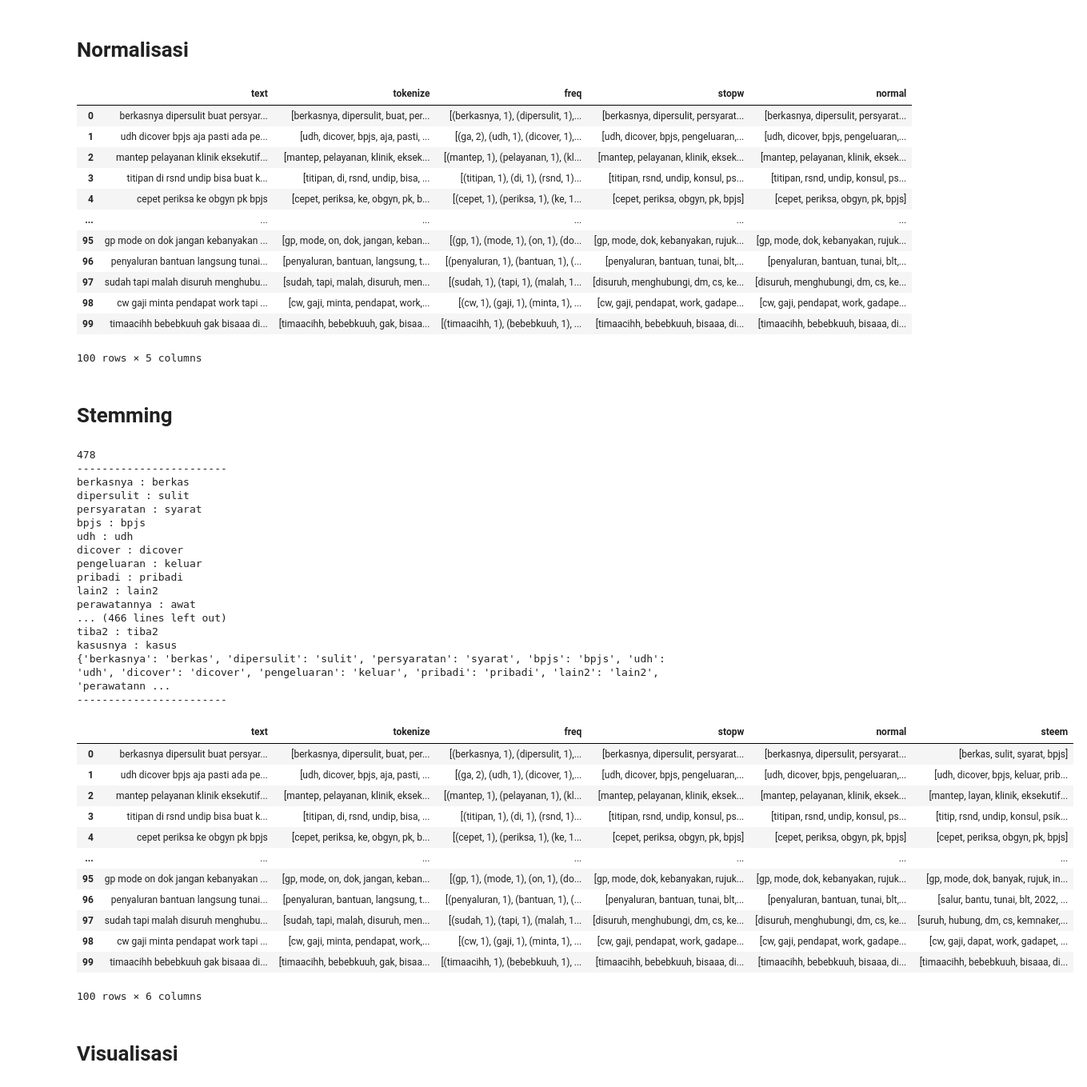
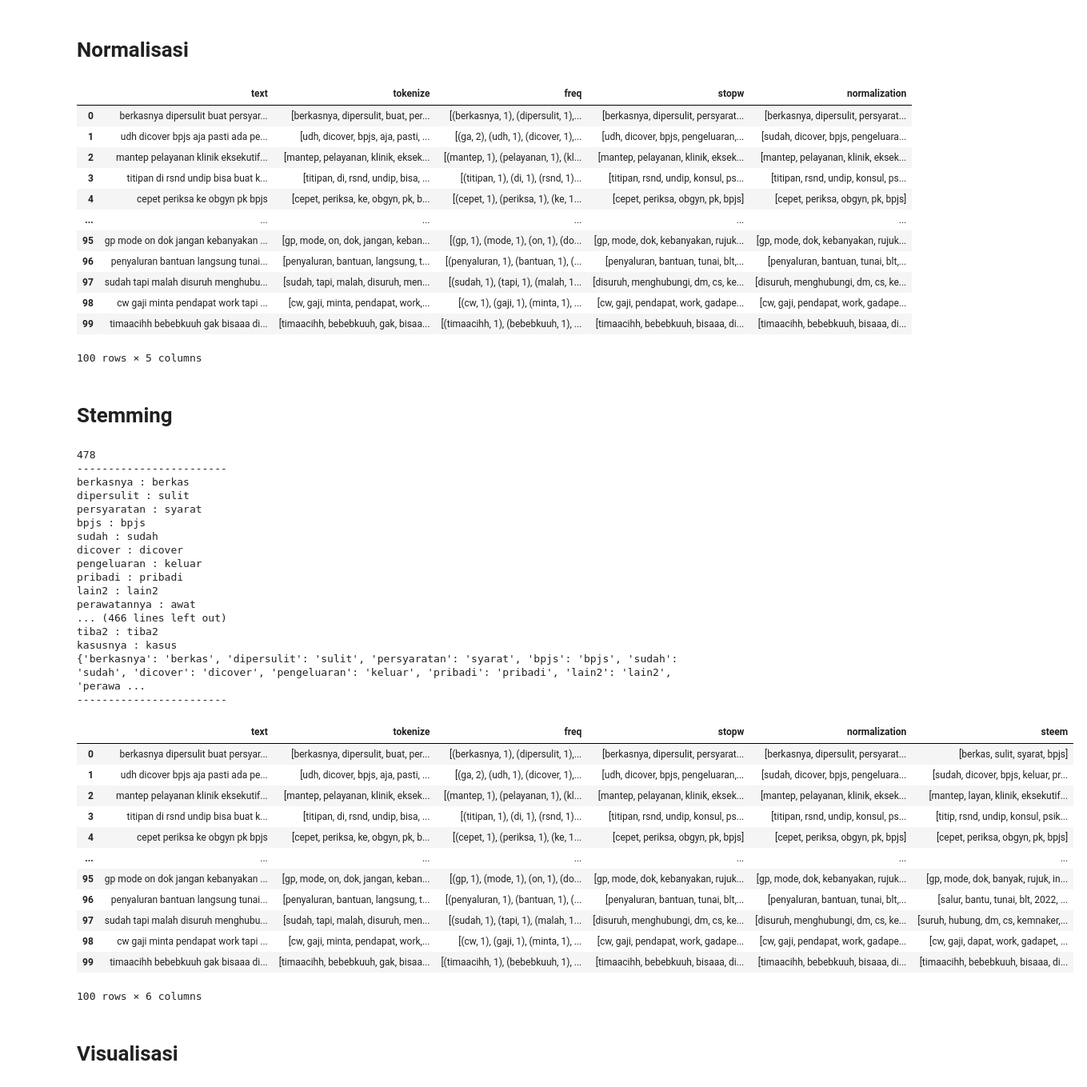
Before and after one commit to zulkarnen-force/twitter-scrawling, a Jupyter notebook: process.ipynb, the cells around one changed output. Shown: that part at 80% size. Saved outputs shown, nothing was run; the diff lists cells and outputs as text; code cells hidden in the pictures.

```diff
--- a/process.ipynb
+++ b/process.ipynb
@@ -20,4 +17,6 @@ twitter_data
 # %%
 df = pd.DataFrame(data=twitter_data['text'])
-df
+first_clean(df)
+for text in df["text"]:
+    print(text)
 # %% [output]
@@ -58,5 +63,6 @@ def clean(text):
 df['text'] = df['text'].apply(clean)
 
 #menampilkan df
-df
+for text in df["text"]:
+    print(text)
 # %% [output]
@@ -303,13 +341,13 @@ for index, row in normalizad_word.iterrows():
 def normalized_term(document):
     return [normalizad_word_dict[term] if term in normalizad_word_dict else term for term in document]
 
-df['normal'] = df['stopw'].apply(normalized_term)
+df['normalization'] = df['stopw'].apply(normalized_term)
 
 df
 # %% [output]
-|  | text | tokenize | freq | stopw | normal |
+|  | text | tokenize | freq | stopw | normalization |
 | 0 | berkasnya dipersulit buat persyar... | [berkasnya, dipersulit, buat, per... | [(berkasnya, 1), (dipersulit, 1),... | [berkasnya, dipersulit, persyarat... | [berkasnya, dipersulit, persyarat... |
-| 1 | udh dicover bpjs aja pasti ada pe... | [udh, dicover, bpjs, aja, pasti, ... | [(ga, 2), (udh, 1), (dicover, 1),... | [udh, dicover, bpjs, pengeluaran,... | [udh, dicover, bpjs, pengeluaran,... |
+| 1 | udh dicover bpjs aja pasti ada pe... | [udh, dicover, bpjs, aja, pasti, ... | [(ga, 2), (udh, 1), (dicover, 1),... | [udh, dicover, bpjs, pengeluaran,... | [sudah, dicover, bpjs, pengeluara... |
 | 2 | mantep pelayanan klinik eksekutif... | [mantep, pelayanan, klinik, eksek... | [(mantep, 1), (pelayanan, 1), (kl... | [mantep, pelayanan, klinik, eksek... | [mantep, pelayanan, klinik, eksek... |
 | 3 | titipan di rsnd undip bisa buat k... | [titipan, di, rsnd, undip, bisa, ... | [(titipan, 1), (di, 1), (rsnd, 1)... | [titipan, rsnd, undip, konsul, ps... | [titipan, rsnd, undip, konsul, ps... |
 | 4 | cepet periksa ke obgyn pk bpjs | [cepet, periksa, ke, obgyn, pk, b... | [(cepet, 1), (periksa, 1), (ke, 1... | [cepet, periksa, obgyn, pk, bpjs] | [cepet, periksa, obgyn, pk, bpjs] |
@@ -338,7 +376,7 @@ def stemmed_wrapper(term):
 
 term_dict = {}
 
-for document in df['normal']:
+for document in df['normalization']:
     for term in document:
         if term not in term_dict:
             term_dict[term] = ' '
@@ -348,39 +386,39 @@ print("------------------------")
 
 for term in term_dict:
     term_dict[term] = stemmed_wrapper(term)
     print(term,":" ,term_dict[term])
 
 print(term_dict)
 print("------------------------")
 
 
 # apply stemmed term to dataframe
 def get_stemmed_term(document):
     return [term_dict[term] for term in document]
 
-df['steem'] = df['normal'].swifter.apply(get_stemmed_term)
+df['steem'] = df['normalization'].swifter.apply(get_stemmed_term)
 df
 # %% [output]
 478
 ------------------------
 berkasnya : berkas
 dipersulit : sulit
 persyaratan : syarat
 bpjs : bpjs
-udh : udh
+sudah : sudah
 dicover : dicover
 pengeluaran : keluar
 pribadi : pribadi
 lain2 : lain2
 perawatannya : awat
 ... (466 lines left out)
 tiba2 : tiba2
 kasusnya : kasus
-{'berkasnya': 'berkas', 'dipersulit': 'sulit', 'persyaratan': 'syarat', 'bpjs': 'bpjs', 'udh': 'udh', 'dicover': 'dicover', 'pengeluaran': 'keluar', 'pribadi': 'pribadi', 'lain2': 'lain2', 'perawatann ...
+{'berkasnya': 'berkas', 'dipersulit': 'sulit', 'persyaratan': 'syarat', 'bpjs': 'bpjs', 'sudah': 'sudah', 'dicover': 'dicover', 'pengeluaran': 'keluar', 'pribadi': 'pribadi', 'lain2': 'lain2', 'perawa ...
 ------------------------
-|  | text | tokenize | freq | stopw | normal | steem |
+|  | text | tokenize | freq | stopw | normalization | steem |
 | 0 | berkasnya dipersulit buat persyar... | [berkasnya, dipersulit, buat, per... | [(berkasnya, 1), (dipersulit, 1),... | [berkasnya, dipersulit, persyarat... | [berkasnya, dipersulit, persyarat... | [berkas, sulit, syarat, bpjs] |
-| 1 | udh dicover bpjs aja pasti ada pe... | [udh, dicover, bpjs, aja, pasti, ... | [(ga, 2), (udh, 1), (dicover, 1),... | [udh, dicover, bpjs, pengeluaran,... | [udh, dicover, bpjs, pengeluaran,... | [udh, dicover, bpjs, keluar, prib... |
+| 1 | udh dicover bpjs aja pasti ada pe... | [udh, dicover, bpjs, aja, pasti, ... | [(ga, 2), (udh, 1), (dicover, 1),... | [udh, dicover, bpjs, pengeluaran,... | [sudah, dicover, bpjs, pengeluara... | [sudah, dicover, bpjs, keluar, pr... |
 | 2 | mantep pelayanan klinik eksekutif... | [mantep, pelayanan, klinik, eksek... | [(mantep, 1), (pelayanan, 1), (kl... | [mantep, pelayanan, klinik, eksek... | [mantep, pelayanan, klinik, eksek... | [mantep, layan, klinik, eksekutif... |
 | 3 | titipan di rsnd undip bisa buat k... | [titipan, di, rsnd, undip, bisa, ... | [(titipan, 1), (di, 1), (rsnd, 1)... | [titipan, rsnd, undip, konsul, ps... | [titipan, rsnd, undip, konsul, ps... | [titip, rsnd, undip, konsul, psik... |
 | 4 | cepet periksa ke obgyn pk bpjs | [cepet, periksa, ke, obgyn, pk, b... | [(cepet, 1), (periksa, 1), (ke, 1... | [cepet, periksa, obgyn, pk, bpjs] | [cepet, periksa, obgyn, pk, bpjs] | [cepet, periksa, obgyn, pk, bpjs] |
```
Also changed, not shown: parts of 25 cells of this notebook, 12 other files.
